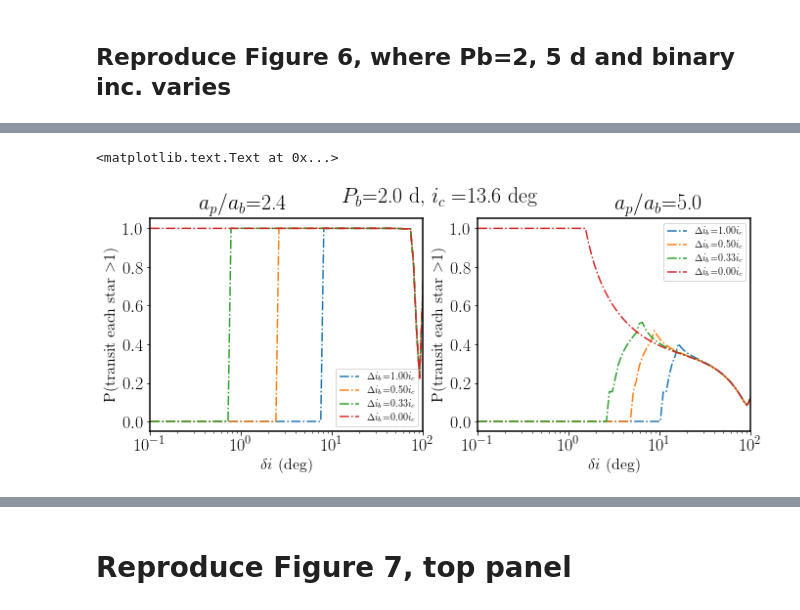
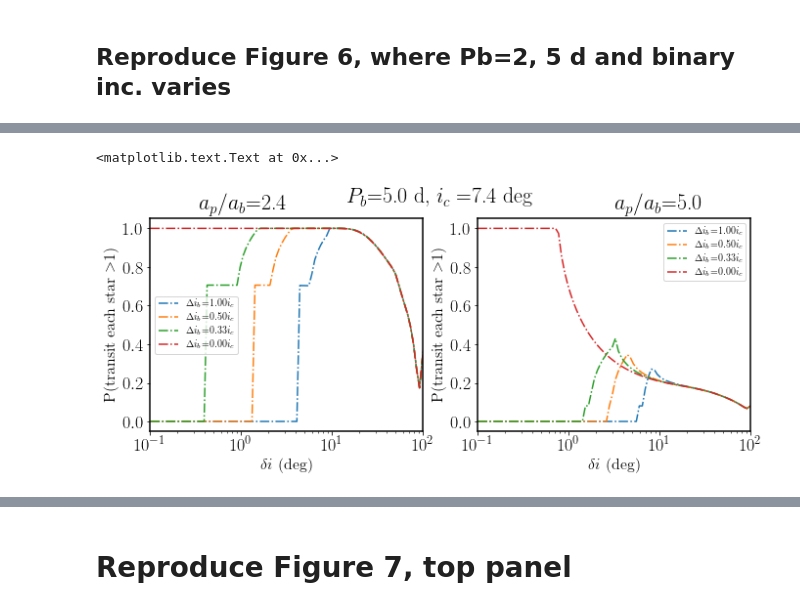
Before and after one commit to savvytruffle/pop-secret, a Jupyter notebook: cbp_paper_plots_Qgeo.ipynb, the cells around one changed output, grey strips where cells are left out. Drawn from its saved outputs; the diff is of its cells as text; code cells hidden in the pictures.

```diff
--- a/cbp_paper_plots_Qgeo.ipynb
+++ b/cbp_paper_plots_Qgeo.ipynb
@@ -410,11 +496,11 @@ plt.show()
 # %%
 ## want a plot of Ptran_binary vs. mutual_inc, for different ap/ab = 2.4, 5, 10
-Pb = 2.
+Pb = 5.
 ab = get_a(Pb, m1+m2)
 ab1 = m2/(m1+m2) * ab
 ab2 = m1/(m1+m2) * ab
 ap = np.array([2.4, 5., 10.]) * ab
-i_c = (r1+r2)*r2au / ab
+i_c = np.arcsin((r1+r2)*r2au / ab)
 d_ib = np.array([1., 0.5, 1/3., 0])*i_c
 mutual_inclinations = np.logspace(-1, np.log10(180), 100) * np.pi/180.
 Tobs = 365*1.
@@ -466,31 +552,31 @@ for kk in range(len(d_ib)):
             Ptran[kk, zz, ii] = get_Ptran_winc(Ptran[kk,zz,ii], mutual_inclinations[ii], ipc1, ipc2)
 
 
 plt.figure(figsize=(11,4))
 zz=0
 plt.subplot(121)
 for kk in range(len(d_ib)):
     plt.plot(mutual_inclinations*180/np.pi, Ptran[kk, zz,:], '-.',
             label="$\Delta i_b$={:.2f}$i_c$".format(d_ib[kk]/i_c))
 plt.xlabel('$\delta i$ (deg)')
 plt.title('$a_p/a_b$={:.1f}'.format(ap[zz]/ab), ha='right')
 plt.xscale('log')
 plt.ylabel('P(transit each star $>$1)')
 plt.legend()
 plt.xlim(0, 100)
 
 plt.subplot(122)
 zz=1
 for kk in range(len(d_ib)):
     plt.plot(mutual_inclinations*180/np.pi, Ptran[kk, zz,:], '-.',
             label="$\Delta i_b$={:.2f}$i_c$".format(d_ib[kk]/i_c))
 plt.xlabel('$\delta i$ (deg)')
 plt.xscale('log')
 plt.ylabel('P(transit each star $>$1)')
 plt.title('$a_p/a_b$={:.1f}'.format(ap[zz]/ab), ha='left')
 plt.legend()
 plt.xlim(0, 100)
 plt.suptitle('$P_b$={:.1f} d, $i_c=${:.1f} deg'.format(Pb, i_c*180/np.pi))
 # %% [output]
 <matplotlib.text.Text at 0x...>
-[figure, old version]
+[figure, new version]
```
Also changed, not shown: parts of 8 cells of this notebook.
